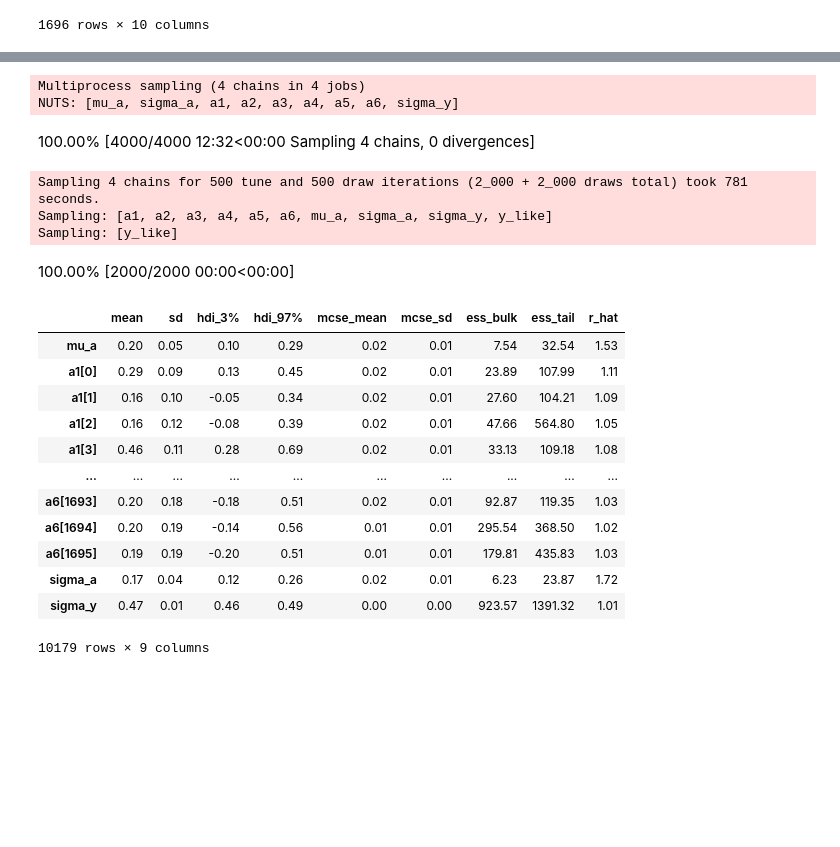
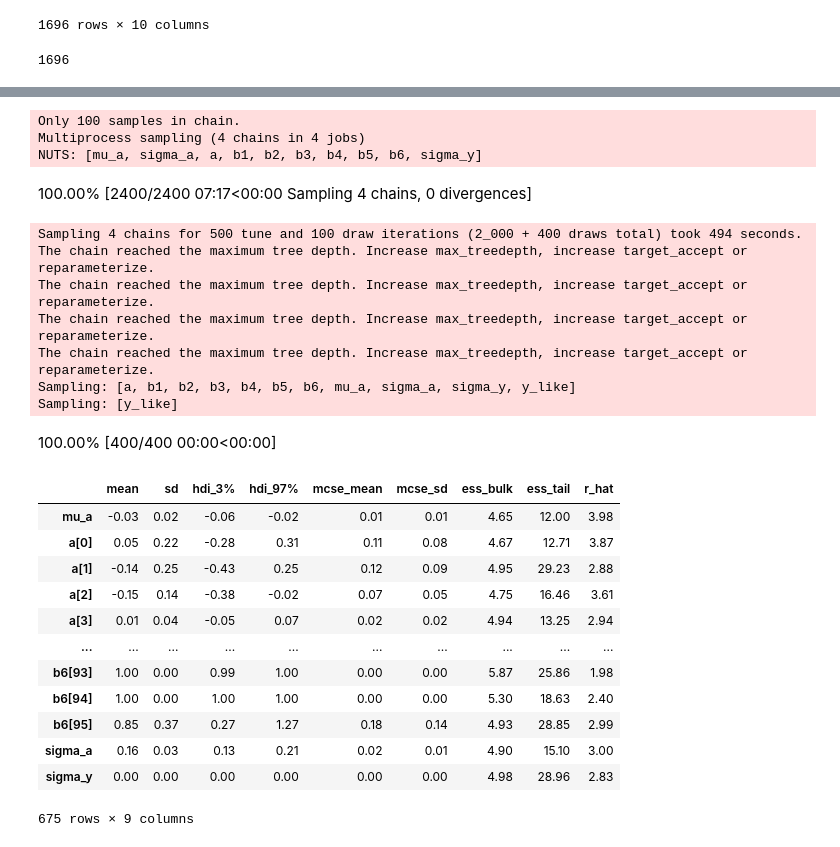
Before and after one commit to cnickol26/BigDataBowl2023, a Jupyter notebook: Modeling.ipynb, the cells around one changed output, grey strips where cells are left out. Cells and saved outputs as stored; diff of their text form; code cells hidden in the pictures; blank space fills up the shorter version.

```diff
--- a/Modeling.ipynb
+++ b/Modeling.ipynb
@@ -603,60 +603,80 @@ train_speed2
 | 1694 | 20211024093205 | 1.0 | 0.68 | 0.791045 | 0.208955 | 77 | 275 | ... |
 | 1695 | 20211024093908 | 1.0 | 1.10 | 0.794241 | 0.205759 | 77 | 262 | ... |
 1696 rows × 10 columns
+# %%
+tackle_name = train_speed2['dummy_tackle'].values
+end_speed_perc =  (train_speed2['end_speed_perc'].values*100).astype(int)
+end_height =  train_speed2['end_height'].values
+end_weight =  train_speed2['end_weight'].values.astype(int)
+obvious_pass =  train_speed2['obvious_pass'].values
+quarter =  train_speed2['quarter'].values
+one_sec_dist = train_speed2['one_sec_dist'].values
+# %%
+len(tackle_name)
+# %% [output]
+1696
 # %%
 with Model() as varying_intercept:
 
     # Priors
-    mu_a = pm.Normal('mu_a', mu=0., sigma=1e5)
+    mu_a = pm.Normal('mu_a', mu=0, sigma=10000)
     sigma_a = pm.Exponential("sigma_a", 0.5)
 
+    # Random intercept
+    a = pm.Normal('a', mu=mu_a, sigma=sigma_a, shape = tackle_len)
+
     # Random intercepts
-    a1 = pm.Normal('a1', mu=mu_a, sigma=sigma_a, shape = len(train_speed))
-    a2 = pm.Normal('a2', mu=mu_a, sigma=sigma_a, shape = len(train_speed))
-    a3 = pm.Normal('a3', mu=mu_a, sigma=sigma_a, shape = len(train_speed))
-    a4 = pm.Normal('a4', mu=mu_a, sigma=sigma_a, shape = len(train_speed))
-    a5 = pm.Normal('a5', mu=mu_a, sigma=sigma_a, shape = len(train_speed))
-    a6 = pm.Normal('a6', mu=mu_a, sigma=sigma_a, shape = len(train_speed))
+    b1 = pm.Normal('b1', mu=0, sigma=100, shape = tackle_len)
+    b2 = pm.Normal('b2', mu=0, sigma=100, shape = tackle_len)
+    b3 = pm.Normal('b3', mu=0, sigma=100, shape = tackle_len)
+    b4 = pm.Normal('b4', mu=0, sigma=100, shape = tackle_len)
+    b5 = pm.Normal('b5', mu=0, sigma=100, shape = tackle_len)
+    b6 = pm.Normal('b6', mu=0, sigma=100, shape = tackle_len)
 
     # Model error
     sigma_y = pm.Uniform('sigma_y', lower=0, upper=100)
 
     # Expected value
-    y_hat = a1[train_speed2['dummy_tackle']] + a2[train_speed2['end_speed_perc'].astype(int)] + a3[train_speed2['end_height']] + a4[train_speed2['end_weight']] + a5[train_speed2['obvious_pass']] + a6[train_speed2['quarter']]
+    y_hat = a[tackle_name] + b1[tackle_name] * end_speed_perc + b2[tackle_name] * end_height + b3[tackle_name] * end_weight + b4[tackle_name] + b5[tackle_name] * obvious_pass + b6[tackle_name] * one_sec_dist
 
     # Data likelihood
-    y_like = pm.Normal('y_like', mu=y_hat, sigma=sigma_y, observed=train_speed2.iloc[:,2])
+    y_like = pm.Normal('y_like', mu=y_hat, sigma=sigma_y, observed=one_sec_dist)
 
 pm.model_to_graphviz(varying_intercept)
 # %% [output]
 [drawing not drawn]
 # %%
 with varying_intercept:
-    varying_intercept_trace = pm.sample(500, step = pm.NUTS(target_accept = 0.99), cores = 4, tune=500)
+    varying_intercept_trace = pm.sample(100, step = pm.NUTS(target_accept = 0.99), cores = 4, tune=500)
     varying_intercept_trace.extend(pm.sample_prior_predictive())
     varying_intercept_trace.extend(pm.sample_posterior_predictive(varying_intercept_trace))
 az.summary(varying_intercept_trace, round_to=2)
 # %% [output]
+Only 100 samples in chain.
 Multiprocess sampling (4 chains in 4 jobs)
-NUTS: [mu_a, sigma_a, a1, a2, a3, a4, a5, a6, sigma_y]
+NUTS: [mu_a, sigma_a, a, b1, b2, b3, b4, b5, b6, sigma_y]
-100.00% [4000/4000 12:32<00:00 Sampling 4 chains, 0 divergences]
+100.00% [2400/2400 07:17<00:00 Sampling 4 chains, 0 divergences]
-Sampling 4 chains for 500 tune and 500 draw iterations (2_000 + 2_000 draws total) took 781 seconds.
-Sampling: [a1, a2, a3, a4, a5, a6, mu_a, sigma_a, sigma_y, y_like]
+Sampling 4 chains for 500 tune and 100 draw iterations (2_000 + 400 draws total) took 494 seconds.
+The chain reached the maximum tree depth. Increase max_treedepth, increase target_accept or reparameterize.
+The chain reached the maximum tree depth. Increase max_treedepth, increase target_accept or reparameterize.
+The chain reached the maximum tree depth. Increase max_treedepth, increase target_accept or reparameterize.
+The chain reached the maximum tree depth. Increase max_treedepth, increase target_accept or reparameterize.
+Sampling: [a, b1, b2, b3, b4, b5, b6, mu_a, sigma_a, sigma_y, y_like]
 Sampling: [y_like]
-100.00% [2000/2000 00:00<00:00]
+100.00% [400/400 00:00<00:00]
 |  | mean | sd | hdi_3% | hdi_97% | mcse_mean | mcse_sd | ess_bulk | ess_tail | r_hat |
-| mu_a | 0.20 | 0.05 | 0.10 | 0.29 | 0.02 | 0.01 | 7.54 | 32.54 | 1.53 |
-| a1[0] | 0.29 | 0.09 | 0.13 | 0.45 | 0.02 | 0.01 | 23.89 | 107.99 | 1.11 |
-| a1[1] | 0.16 | 0.10 | -0.05 | 0.34 | 0.02 | 0.01 | 27.60 | 104.21 | 1.09 |
-| a1[2] | 0.16 | 0.12 | -0.08 | 0.39 | 0.02 | 0.01 | 47.66 | 564.80 | 1.05 |
-| a1[3] | 0.46 | 0.11 | 0.28 | 0.69 | 0.02 | 0.01 | 33.13 | 109.18 | 1.08 |
+| mu_a | -0.03 | 0.02 | -0.06 | -0.02 | 0.01 | 0.01 | 4.65 | 12.00 | 3.98 |
+| a[0] | 0.05 | 0.22 | -0.28 | 0.31 | 0.11 | 0.08 | 4.67 | 12.71 | 3.87 |
+| a[1] | -0.14 | 0.25 | -0.43 | 0.25 | 0.12 | 0.09 | 4.95 | 29.23 | 2.88 |
+| a[2] | -0.15 | 0.14 | -0.38 | -0.02 | 0.07 | 0.05 | 4.75 | 16.46 | 3.61 |
+| a[3] | 0.01 | 0.04 | -0.05 | 0.07 | 0.02 | 0.02 | 4.94 | 13.25 | 2.94 |
 | ... | ... | ... | ... | ... | ... | ... | ... | ... | ... |
-| a6[1693] | 0.20 | 0.18 | -0.18 | 0.51 | 0.02 | 0.01 | 92.87 | 119.35 | 1.03 |
-| a6[1694] | 0.20 | 0.19 | -0.14 | 0.56 | 0.01 | 0.01 | 295.54 | 368.50 | 1.02 |
-| a6[1695] | 0.19 | 0.19 | -0.20 | 0.51 | 0.01 | 0.01 | 179.81 | 435.83 | 1.03 |
-| sigma_a | 0.17 | 0.04 | 0.12 | 0.26 | 0.02 | 0.01 | 6.23 | 23.87 | 1.72 |
-| sigma_y | 0.47 | 0.01 | 0.46 | 0.49 | 0.00 | 0.00 | 923.57 | 1391.32 | 1.01 |
+| b6[93] | 1.00 | 0.00 | 0.99 | 1.00 | 0.00 | 0.00 | 5.87 | 25.86 | 1.98 |
+| b6[94] | 1.00 | 0.00 | 1.00 | 1.00 | 0.00 | 0.00 | 5.30 | 18.63 | 2.40 |
+| b6[95] | 0.85 | 0.37 | 0.27 | 1.27 | 0.18 | 0.14 | 4.93 | 28.85 | 2.99 |
+| sigma_a | 0.16 | 0.03 | 0.13 | 0.21 | 0.02 | 0.01 | 4.90 | 15.10 | 3.00 |
+| sigma_y | 0.00 | 0.00 | 0.00 | 0.00 | 0.00 | 0.00 | 4.98 | 28.96 | 2.83 |
-10179 rows × 9 columns
+675 rows × 9 columns
 # %%
 with varying_intercept:
     pm.plot_trace(varying_intercept_trace)
```
Also changed, not shown: parts of 1 cell of this notebook.
